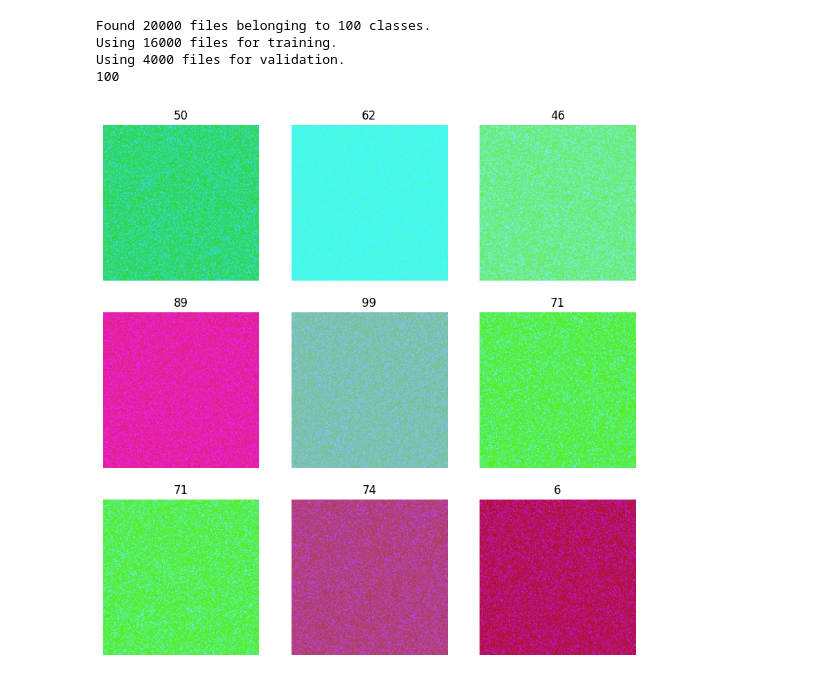
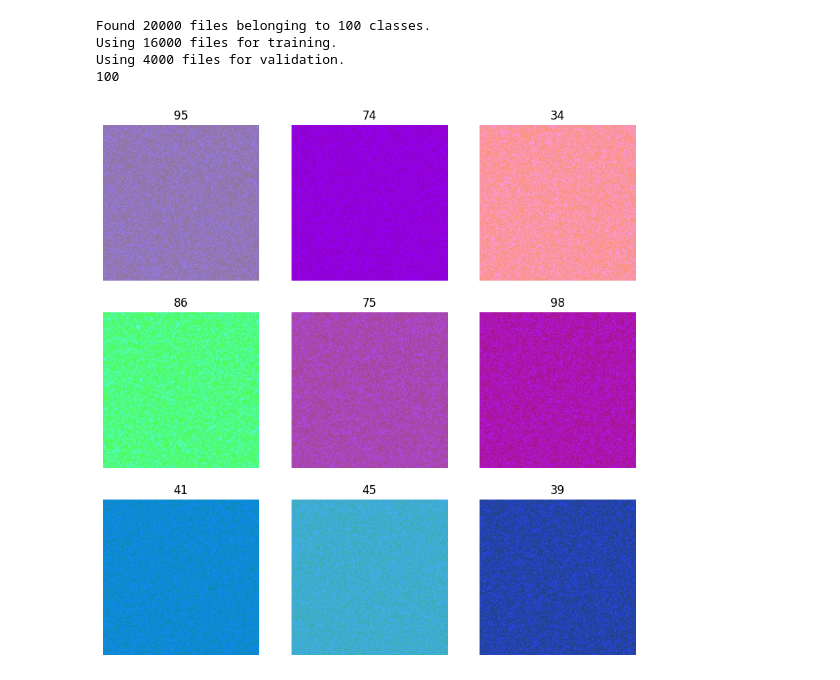
Before and after one commit to neginhsobhani/Color-Classification, a Jupyter notebook: Color_Classification.ipynb, the cells around one changed output. Drawn from its saved outputs; the diff is of its cells as text; code cells hidden in the pictures.

```diff
--- a/Color_Classification.ipynb
+++ b/Color_Classification.ipynb
@@ -247,14 +239,14 @@ Using 4000 files for validation.
 100
 # %%
 plt.figure(figsize=(10, 10))
-for images, labels in val_ds.take(1):
+for images, labels in train_ds.take(1):
     for i in range(9):
         ax = plt.subplot(3, 3, i + 1)
         plt.imshow(images[i].numpy().astype("uint8"))
         plt.title(int(labels[i]))
         plt.axis("off")
 # %% [output]
-[figure, old version]
+[figure, new version]
 # %%
 # Prefetching samples in GPU memory helps maximize GPU utilization.
 train_ds = train_ds.prefetch(tf.data.AUTOTUNE)
```
Also changed, not shown: parts of 13 cells of this notebook.
